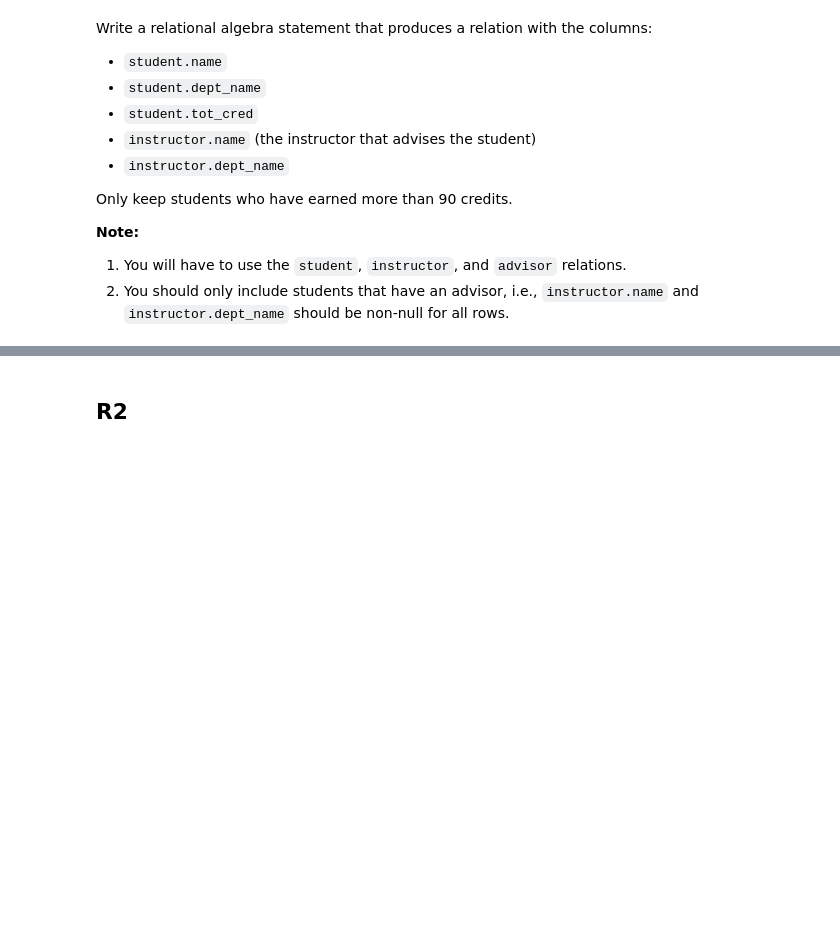
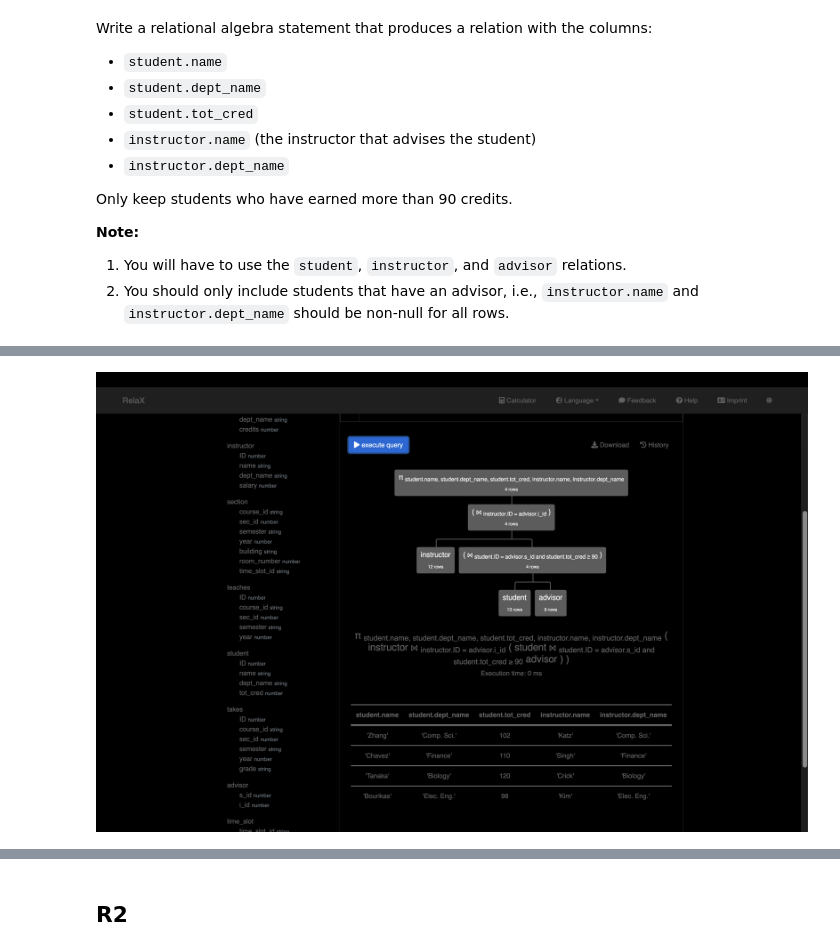
Before and after one commit to donald-f-ferguson/W4111-Intro-to-Databases-Spring-2024, a Jupyter notebook: Homework/HW1/S24-W4111-HW1.ipynb, the cells around one changed output, grey strips where cells are left out. Drawn from its saved outputs; the diff is of its cells as text; code cells hidden in the pictures; blank space fills up the shorter version.

```diff
--- a/Homework/HW1/S24-W4111-HW1.ipynb
+++ b/Homework/HW1/S24-W4111-HW1.ipynb
@@ -367,0 +417,5 @@ Execution:
+# %%
+from IPython.display import Image
+Image("./result2.png")
+# %% [output]
+[figure, added]
```
Also changed, not shown: parts of 40 cells of this notebook, 7 other files.
